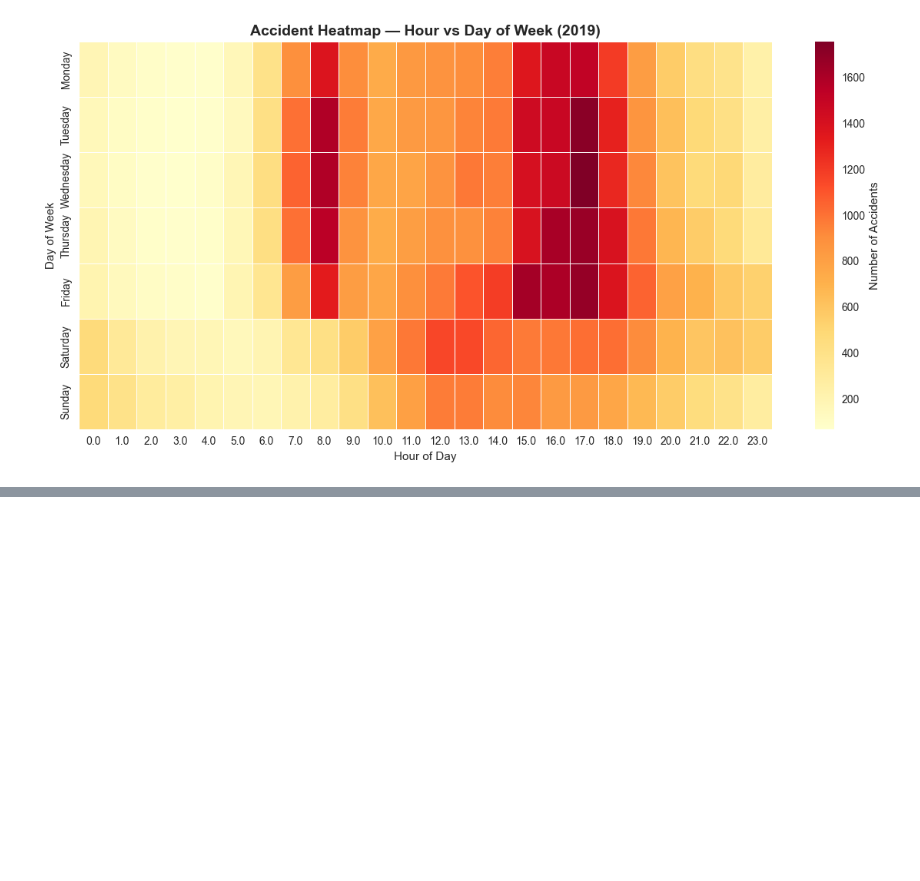
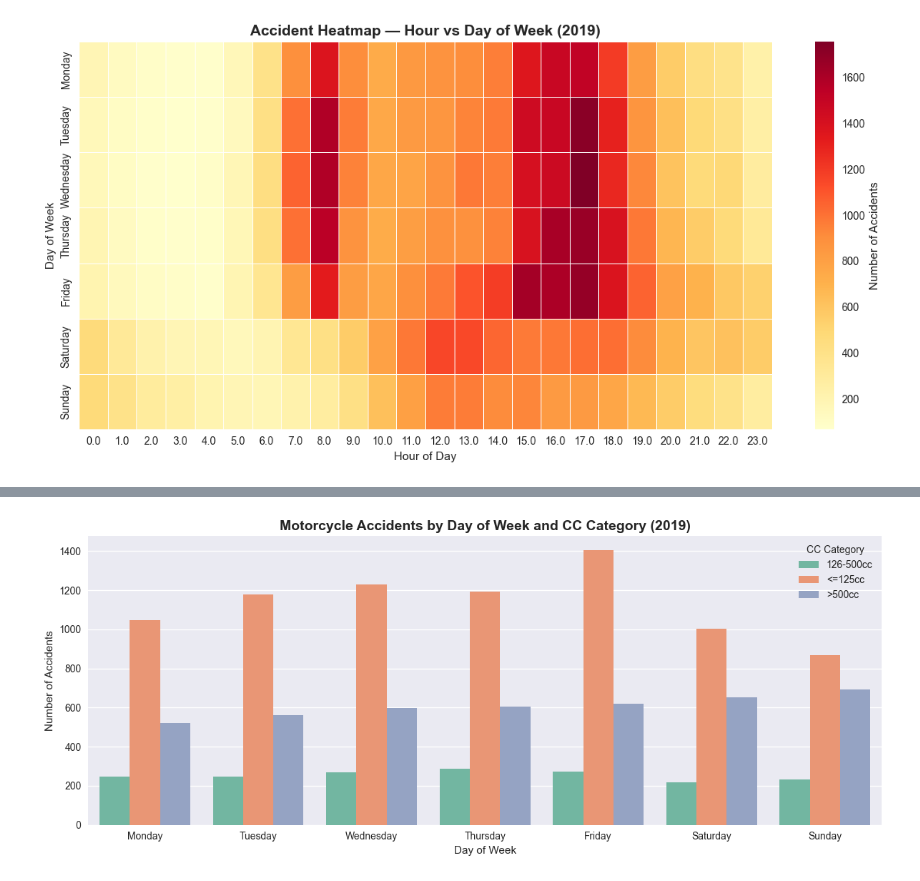
Before and after one commit to Olamilekanvic/UK-Accident, a Jupyter notebook: uk_road_safety.ipynb, the cells around one changed output, grey strips where cells are left out. Cells and saved outputs as stored; diff of their text form; code cells hidden in the pictures; blank space fills up the shorter version.

```diff
--- a/uk_road_safety.ipynb
+++ b/uk_road_safety.ipynb
@@ -448,0 +550,12 @@ plt.show()
+# %%
+# Merge motorcycle vehicles with accidents to get Hour, Day_Name etc.
+moto_df = moto_vehicles.merge(
+    accidents[['Accident_Index', 'Hour', 'Day_Name', 'Week_Type', 'Accident_Severity']],
+    on='Accident_Index', how='left'
+)
+
+# Drop rows where Hour or Day_Name is missing
+moto_df = moto_df.dropna(subset=['Hour', 'Day_Name'])
+
+print("Merged motorcycle DataFrame shape:", moto_df.shape)
+moto_df[['Accident_Index', 'Vehicle_Type', 'CC_Category', 'Hour', 'Day_Name']].head()
@@ -448,0 +570,18 @@ plt.show()
+# %%
+# Accidents by CC Category and Day of Week
+fig, ax = plt.subplots(figsize=(12, 5))
+
+moto_day = moto_df.groupby(['CC_Category', 'Day_Name']).size().reset_index(name='Count')
+
+sns.barplot(data=moto_day, x='Day_Name', y='Count', hue='CC_Category',
+            order=day_order, palette='Set2', ax=ax)
+
+ax.set_title('Motorcycle Accidents by Day of Week and CC Category (2019)',
+             fontsize=14, fontweight='bold')
+ax.set_xlabel('Day of Week')
+ax.set_ylabel('Number of Accidents')
+ax.legend(title='CC Category')
+plt.tight_layout()
+plt.show()
+# %% [output]
+[figure, added]
```
Also changed, not shown: parts of 11 cells of this notebook, 1 other file.
